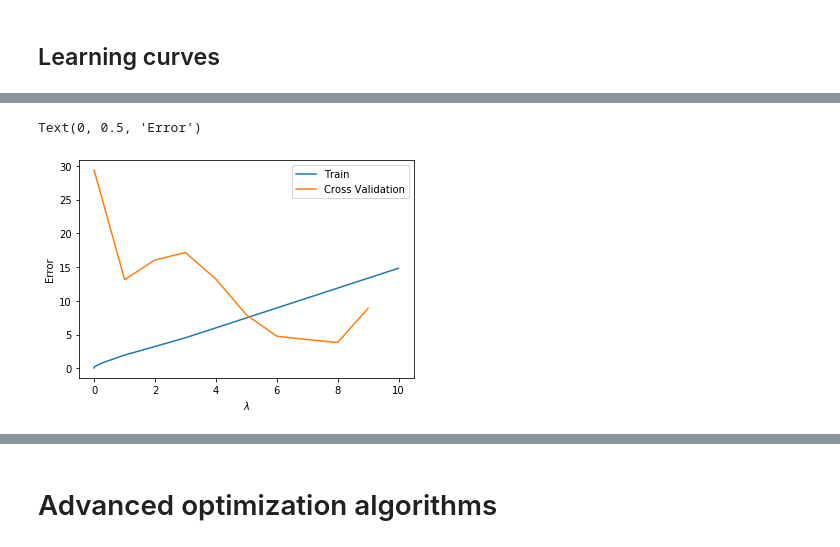
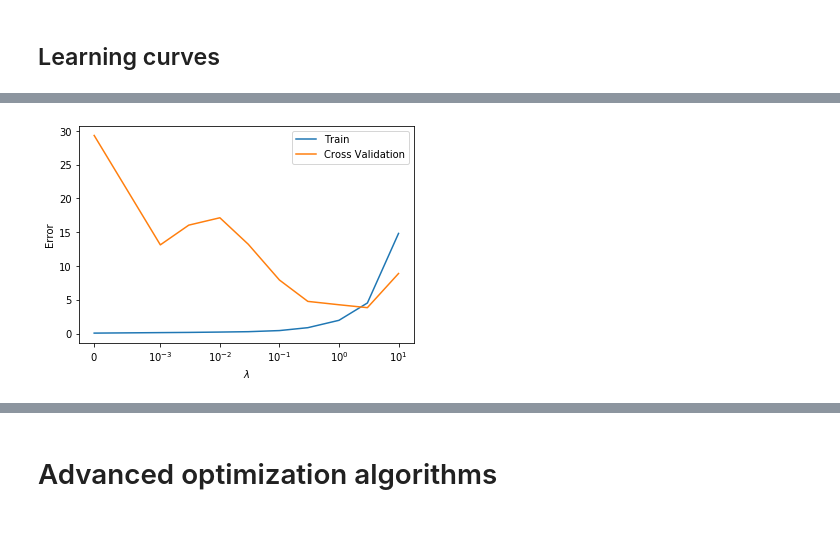
Before and after one commit to olivierpikeroen/ML-DLAI, a Jupyter notebook: learning-curves/python/bias-vs-variance-through-linear-regression.ipynb, the cells around one changed output, grey strips where cells are left out. Saved outputs shown, nothing was run; the diff lists cells and outputs as text; code cells hidden in the pictures.

Commit message:
learning curves and small changes

```diff
--- a/learning-curves/python/bias-vs-variance-through-linear-regression.ipynb
+++ b/learning-curves/python/bias-vs-variance-through-linear-regression.ipynb
@@ -15,8 +15,8 @@ from plotFit import *
 from validationCurve import *
 # %%
 data=loadmat('water-level.mat')
-X,y,Xval,yval,Xtest,ytest=data['X'],data['y'],data['Xval'],data['yval'],data['Xtest'],data['ytest']
-m=X.shape[0]
+Xtrain,ytrain,Xval,yval,Xtest,ytest=data['X'],data['y'],data['Xval'],data['yval'],data['Xtest'],data['ytest']
+m=Xtrain.shape[0]
 # %% [markdown]
 # Visualize data
 # %%
@@ -82,13 +82,17 @@ printErrors(m,error_train,error_val)
 ## Feature mapping
 # %%
 p=8
-# Map X onto Polynomial Features and Normalize
-X_poly,mu,sigma=polyFeatureNormalize(X,p)
-# Map X_poly_test and normalize (using mu and sigma)
+# Map Xtrain onto Polynomial Features and Normalize
+X_poly_train,mu,sigma=polyFeatureNormalize(Xtrain,p)
+# Map Xval onto Polynomial Features and normalize (using mu and sigma)
+X_poly_val,_,_=polyFeatureNormalize(Xval,p,mu=mu,sigma=sigma)
+# Map Xtest onto Polynomial Features and normalize (using mu and sigma)
 X_poly_test,_,_=polyFeatureNormalize(Xtest,p,mu=mu,sigma=sigma)
-# Map X_poly_val and normalize (using mu and sigma)
-X_poly_val,_,_=polyFeatureNormalize(Xval,p,mu=mu,sigma=sigma)
-print('Normalized Training Example 1: \n',X_poly[0,:])
+# Add ones
+X_poly_train=np.hstack((np.ones((X_poly_train.shape[0],1)),X_poly_train))
+X_poly_val=np.hstack((np.ones((X_poly_val.shape[0],1)),X_poly_val))
+X_poly_test=np.hstack((np.ones((X_poly_test.shape[0],1)),X_poly_test))
+print('Normalized Training Example 1: \n',X_poly_train[0,:])
 # %% [output]
 Normalized Training Example 1:
  [ 1.         -0.3782437  -0.78866232  0.19032872 -0.7375913   0.32025197
@@ -97,12 +101,12 @@ Normalized Training Example 1:
 ## Learning
 # %%
 Lambda=0
-theta=trainLinearReg(X_poly,y,Lambda)
+theta=trainLinearReg(X_poly_train,ytrain,Lambda)
 # Plot training data and fit
-plotData(X,y,'rx',markersize=10,linewidth=1.5)
-plotFit(X,y,mu,sigma,theta,p)
+plotData(Xtrain,ytrain,'rx',markersize=10,linewidth=1.5)
+plotFit(Xtrain,ytrain,mu,sigma,theta,p)
 plt.gca().set_title('Polynomial Regression Fit ($\lambda$ = %.0f)'%Lambda)
-y_min,y_max,y_sigma=np.min(y),np.max(y),np.std(y)
+y_min,y_max,y_sigma=np.min(ytrain),np.max(ytrain),np.std(ytrain)
 plt.ylim(bottom=y_min-2*y_sigma,top=y_max+2*y_sigma)
 # %% [output]
 (-23.812653870073596, 61.8238657125424)
@@ -132,12 +139,8 @@ printErrors(m,error_train,error_val)
 # %%
-lambda_vec,error_train,error_val=validationCurve(X_poly,y,X_poly_val,yval)
-plt.plot(lambda_vec,error_train,error_val)
-plt.legend(('Train', 'Cross Validation'))
-plt.xlabel('$\lambda$')
-plt.ylabel('Error')
+lambda_vec,error_train,error_val=validationCurve(X_poly_train,ytrain,X_poly_val,yval)
+plotValidationCurve(lambda_vec,error_train,error_val)
 # %% [output]
-Text(0, 0.5, 'Error')
-[figure, old version]
+[figure, new version]
 # %%
 print('lambda\tTrain Error\tCross Validation Error')
 for i in range(len(lambda_vec)):
```
Also changed, not shown: parts of 46 cells of this notebook, 6 other files.
